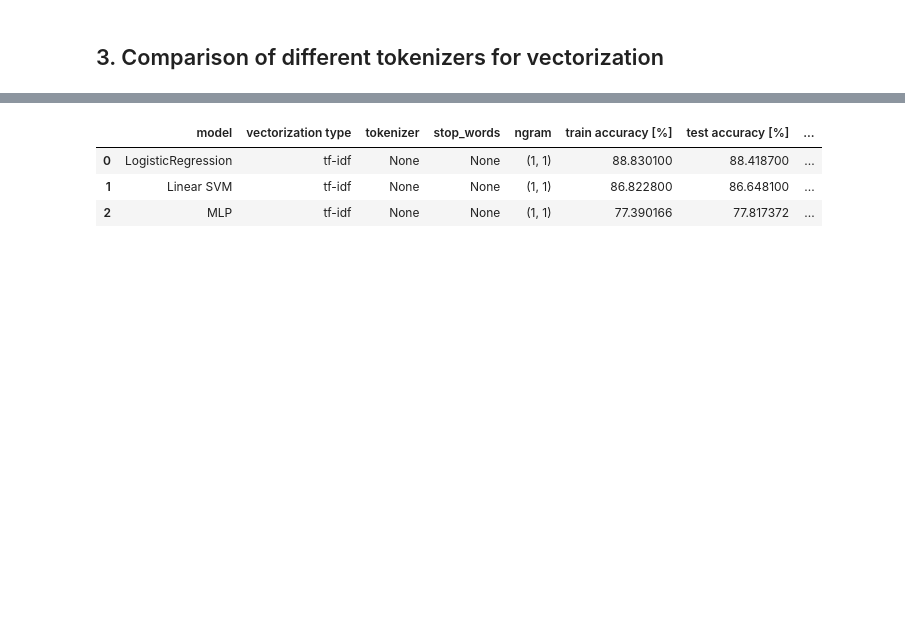
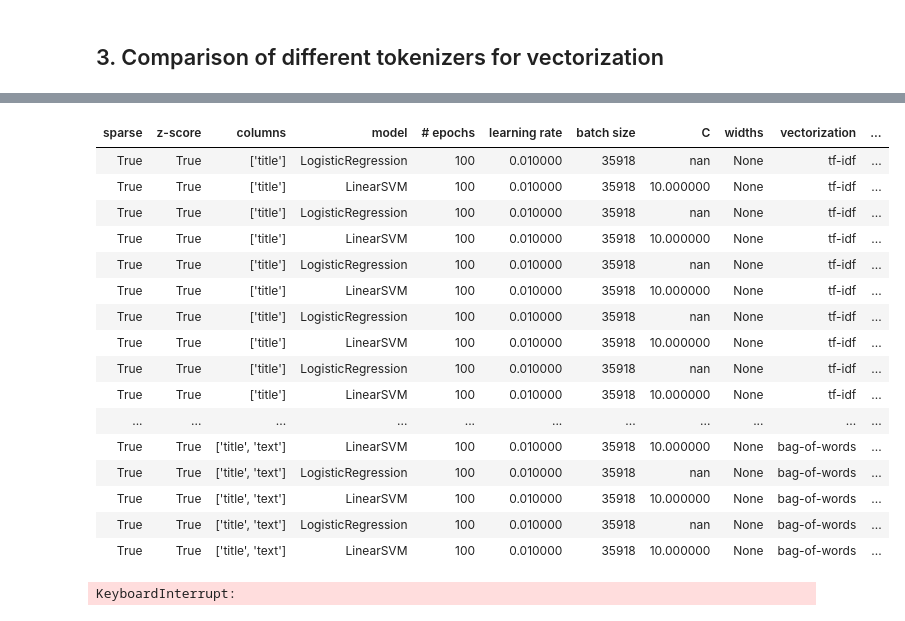
Before and after one commit to PH875/FakeNewsDetection_Project, a Jupyter notebook: vectorization_and_tokenization_examples.ipynb, the cells around one changed output, grey strips where cells are left out. Saved outputs shown, nothing was run; the diff lists cells and outputs as text; code cells hidden in the pictures; blank space fills up the shorter version.

Commit message:
Add sparse matrix extensions and changes in vectorization

```diff
--- a/vectorization_and_tokenization_examples.ipynb
+++ b/vectorization_and_tokenization_examples.ipynb
@@ -171,6 +179,7 @@ feature_names
 # %% [markdown]
 #### with custom tokenizer:
 # %%
-X, feature_names=vectorize_text_data(df, col_names=['title'], max_features_per_column=max_features,  stop_words='english', normalizer=standardize, tokenizer=stemming_tokenizer)
-feature_names
+vectorizer=multi_column_vectorizer(col_names=['title'], max_features_per_column=max_features, tokenizer=basic_word_tokenizer)
+X_train=vectorizer.fit_transform(train_df, col_names=['title'])
+vectorizer.get_feature_names_out()
 # %% [output]
@@ -185,16 +193,17 @@ from courselib.models.svm import LinearSVM
 from courselib.optimizers import GDOptimizer
 # %%
 tokenizers={'None': None, 'basic': basic_word_tokenizer, 'lemmatization': lemmatization_tokenizer, 'stemming': stemming_tokenizer}
+columns_list=[['title'], ['text'], ['title', 'text']]
+models=['LogisticRegression', 'LinearSVM', 'MLP']
 
-
-lr=0.01 # learining rate
-max_features=100 #maximal features to consider
-columns=['title']
-last_layers=[10,2]
-
-
-epochs=100 # number of epochs
-bs=100 # batch size
-training_data_fraction=.8
-
-optimizer=GDOptimizer(learning_rate=lr)
+lrs=[0.01] # learining rates
+max_features_list=[None] # list maximal features to consider
+C_list=[10] #C values for SVM
+hidden_layer_widths_list=[[10], [10,10]]  # list widths of hidden layers (everything except input and output layer)
+vectorizations=['tf-idf', 'bag-of-words']
+stop_words_options=[None, 'english']
+ngram_ranges=[(1,1)]
+epochs_list=[100] #  number of epochs
+bss=[len(train_df)]# full batch
+z_score_options=[True] #whether to apply z-score normalization after vectorization
+sparse_options=[True]
@@ -216,11 +209,0 @@ Y_test_encoded=labels_encoding(Y_test, neg_value=0)
-# %%
-import time
-from vectorization_and_tokenization import multi_column_vectorizer
-
-
-vect_start=time.time()
-vectorizer=multi_column_vectorizer(col_names=columns,vectorization='bag_of_words',  max_features_per_column=max_features,ngram_range=(1,1), stop_words=None, tokenizer=None)
-X_train=vectorizer.fit_transform(train_df, sparse=False)
-X_test=vectorizer.transform(test_df, sparse=False)
-
-vect_end=time.time()
@@ -344,8 +357,21 @@ for ngrams in [(1,1)]:#,(1,2),(1,3)]:
 # %%
-result_df=pd.DataFrame(results)
-result_df
+result_df=run_experiments(z_score_options,sparse_options, columns_list, models, vectorizations, tokenizers, stop_words_options, ngram_ranges, max_features_list, lrs, bss, epochs_list, save_to_file=False)
 # %% [output]
-|  | model | vectorization type | tokenizer | stop_words | ngram | train accuracy [%] | test accuracy [%] | ... |
-| 0 | LogisticRegression | tf-idf | None | None | (1, 1) | 88.830100 | 88.418700 | ... |
-| 1 | Linear SVM | tf-idf | None | None | (1, 1) | 86.822800 | 86.648100 | ... |
-| 2 | MLP | tf-idf | None | None | (1, 1) | 77.390166 | 77.817372 | ... |
+| sparse | z-score | columns | model | # epochs | learning rate | batch size | C | widths | vectorization | ... |
+| True | True | ['title'] | LogisticRegression | 100 | 0.010000 | 35918 | nan | None | tf-idf | ... |
+| True | True | ['title'] | LinearSVM | 100 | 0.010000 | 35918 | 10.000000 | None | tf-idf | ... |
+| True | True | ['title'] | LogisticRegression | 100 | 0.010000 | 35918 | nan | None | tf-idf | ... |
+| True | True | ['title'] | LinearSVM | 100 | 0.010000 | 35918 | 10.000000 | None | tf-idf | ... |
+| True | True | ['title'] | LogisticRegression | 100 | 0.010000 | 35918 | nan | None | tf-idf | ... |
+| True | True | ['title'] | LinearSVM | 100 | 0.010000 | 35918 | 10.000000 | None | tf-idf | ... |
+| True | True | ['title'] | LogisticRegression | 100 | 0.010000 | 35918 | nan | None | tf-idf | ... |
+| True | True | ['title'] | LinearSVM | 100 | 0.010000 | 35918 | 10.000000 | None | tf-idf | ... |
+| True | True | ['title'] | LogisticRegression | 100 | 0.010000 | 35918 | nan | None | tf-idf | ... |
+| True | True | ['title'] | LinearSVM | 100 | 0.010000 | 35918 | 10.000000 | None | tf-idf | ... |
+| ... | ... | ... | ... | ... | ... | ... | ... | ... | ... | ... |
+| True | True | ['title', 'text'] | LinearSVM | 100 | 0.010000 | 35918 | 10.000000 | None | bag-of-words | ... |
+| True | True | ['title', 'text'] | LogisticRegression | 100 | 0.010000 | 35918 | nan | None | bag-of-words | ... |
+| True | True | ['title', 'text'] | LinearSVM | 100 | 0.010000 | 35918 | 10.000000 | None | bag-of-words | ... |
+| True | True | ['title', 'text'] | LogisticRegression | 100 | 0.010000 | 35918 | nan | None | bag-of-words | ... |
+| True | True | ['title', 'text'] | LinearSVM | 100 | 0.010000 | 35918 | 10.000000 | None | bag-of-words | ... |
+KeyboardInterrupt:
```
Also changed, not shown: parts of 25 cells of this notebook, 5 other files.
